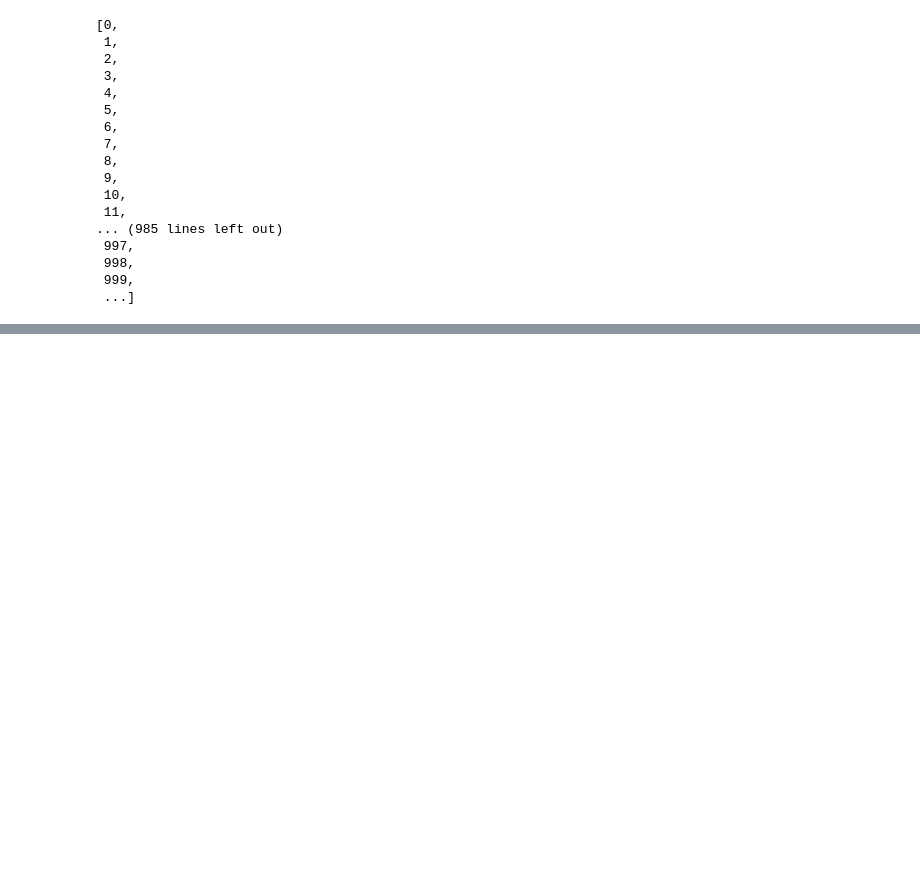
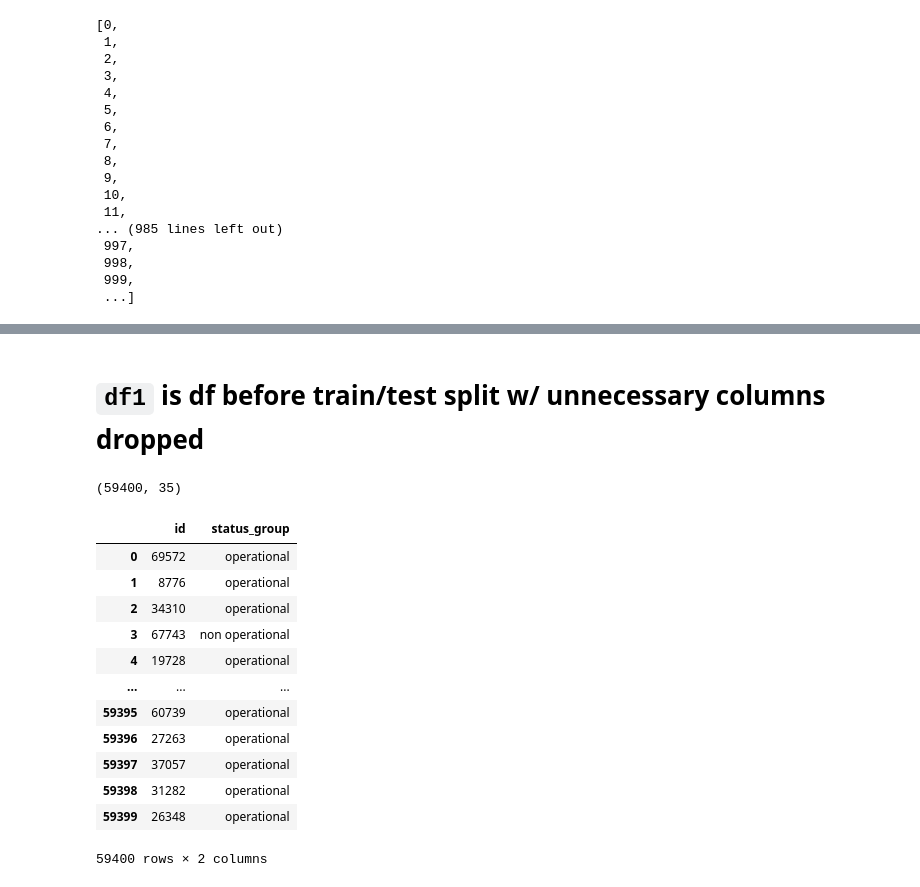
Before and after one commit to BobbyGerberick/Tanzanian_Water_Wells, a Jupyter notebook: Dev_Notebooks/ben_notebook.ipynb, the cells around one changed output, grey strips where cells are left out. Drawn from its saved outputs; the diff is of its cells as text; code cells hidden in the pictures; blank space fills up the shorter version.

```diff
--- a/Dev_Notebooks/ben_notebook.ipynb
+++ b/Dev_Notebooks/ben_notebook.ipynb
@@ -548,0 +609,2 @@ Name: funder, Length: 1897, dtype: int64
+# %% [markdown]
+# `df1` is df before train/test split w/ unnecessary columns dropped
@@ -548,0 +614,4 @@ Name: funder, Length: 1897, dtype: int64
+# %%
+df1.shape
+# %% [output]
+(59400, 35)
@@ -548,0 +627,16 @@ Name: funder, Length: 1897, dtype: int64
+# %%
+training_labels
+# %% [output]
+|  | id | status_group |
+| 0 | 69572 | operational |
+| 1 | 8776 | operational |
+| 2 | 34310 | operational |
+| 3 | 67743 | non operational |
+| 4 | 19728 | operational |
+| ... | ... | ... |
+| 59395 | 60739 | operational |
+| 59396 | 27263 | operational |
+| 59397 | 37057 | operational |
+| 59398 | 31282 | operational |
+| 59399 | 26348 | operational |
+59400 rows × 2 columns
```
Also changed, not shown: parts of 21 cells of this notebook.
